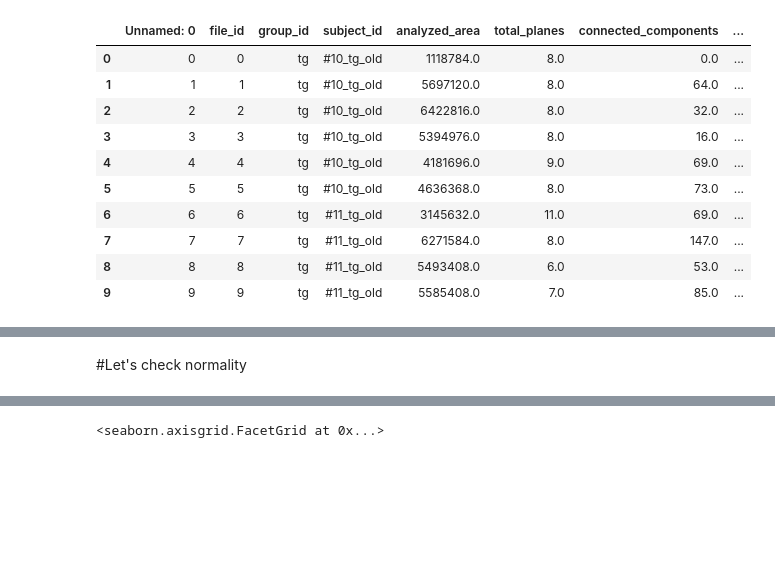
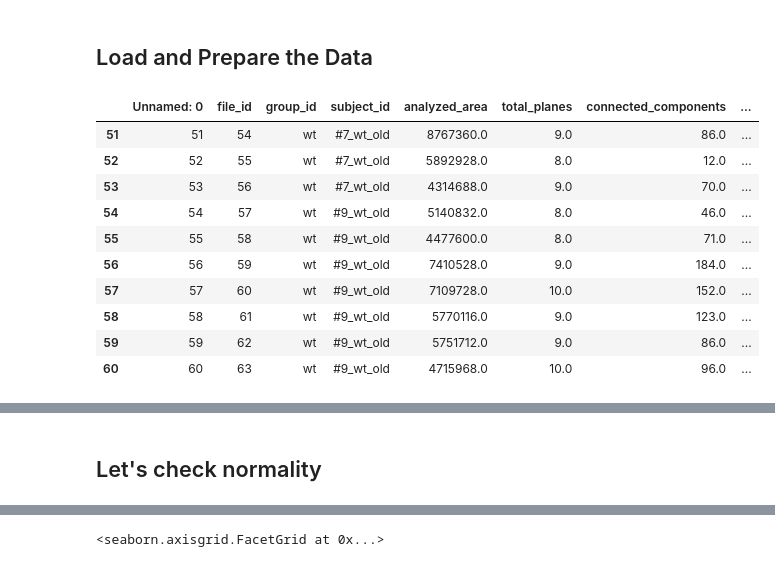
Before and after one commit to DennisDoll/DCLmeetsRETUNE, a Jupyter notebook: image_analysis_pipeline/Data_exploration_and_assumptions.ipynb, the cells around one changed output, grey strips where cells are left out. Cells and saved outputs as stored; diff of their text form; code cells hidden in the pictures; blank space fills up the shorter version.

```diff
--- a/image_analysis_pipeline/Data_exploration_and_assumptions.ipynb
+++ b/image_analysis_pipeline/Data_exploration_and_assumptions.ipynb
@@ -17,19 +21,21 @@ import statsmodels.formula.api as smf
+# %% [markdown]
+## Load and Prepare the Data
 # %%
 df = pd.read_csv('counted_cells.csv')
 # %%
-df.head(10)
+df.tail(10)
 # %% [output]
 |  | Unnamed: 0 | file_id | group_id | subject_id | analyzed_area | total_planes | connected_components | ... |
-| 0 | 0 | 0 | tg | #10_tg_old | 1118784.0 | 8.0 | 0.0 | ... |
-| 1 | 1 | 1 | tg | #10_tg_old | 5697120.0 | 8.0 | 64.0 | ... |
-| 2 | 2 | 2 | tg | #10_tg_old | 6422816.0 | 8.0 | 32.0 | ... |
-| 3 | 3 | 3 | tg | #10_tg_old | 5394976.0 | 8.0 | 16.0 | ... |
-| 4 | 4 | 4 | tg | #10_tg_old | 4181696.0 | 9.0 | 69.0 | ... |
-| 5 | 5 | 5 | tg | #10_tg_old | 4636368.0 | 8.0 | 73.0 | ... |
-| 6 | 6 | 6 | tg | #11_tg_old | 3145632.0 | 11.0 | 69.0 | ... |
-| 7 | 7 | 7 | tg | #11_tg_old | 6271584.0 | 8.0 | 147.0 | ... |
-| 8 | 8 | 8 | tg | #11_tg_old | 5493408.0 | 6.0 | 53.0 | ... |
-| 9 | 9 | 9 | tg | #11_tg_old | 5585408.0 | 7.0 | 85.0 | ... |
+| 51 | 51 | 54 | wt | #7_wt_old | 8767360.0 | 9.0 | 86.0 | ... |
+| 52 | 52 | 55 | wt | #7_wt_old | 5892928.0 | 8.0 | 12.0 | ... |
+| 53 | 53 | 56 | wt | #7_wt_old | 4314688.0 | 9.0 | 70.0 | ... |
+| 54 | 54 | 57 | wt | #9_wt_old | 5140832.0 | 8.0 | 46.0 | ... |
+| 55 | 55 | 58 | wt | #9_wt_old | 4477600.0 | 8.0 | 71.0 | ... |
+| 56 | 56 | 59 | wt | #9_wt_old | 7410528.0 | 9.0 | 184.0 | ... |
+| 57 | 57 | 60 | wt | #9_wt_old | 7109728.0 | 10.0 | 152.0 | ... |
+| 58 | 58 | 61 | wt | #9_wt_old | 5770116.0 | 9.0 | 123.0 | ... |
+| 59 | 59 | 62 | wt | #9_wt_old | 5751712.0 | 9.0 | 86.0 | ... |
+| 60 | 60 | 63 | wt | #9_wt_old | 4715968.0 | 10.0 | 96.0 | ... |
 # %%
 df.describe()
 # %% [output]
@@ -43,7 +49,7 @@ df.describe()
 | 75% | 45.000000 | 48.000000 | 6.312800e+06 | 9.000000 | 83.000000 | 216.396361 | ... |
 | max | 60.000000 | 63.000000 | 9.264510e+06 | 11.000000 | 184.000000 | 331.184482 | ... |
 # %% [markdown]
-#Let's check normality
+## Let's check normality
 # %%
 def check_normality(self):
     stat, p = shapiro(self['cc_normalized_per_volume'])
```
Also changed, not shown: parts of 15 cells of this notebook.
